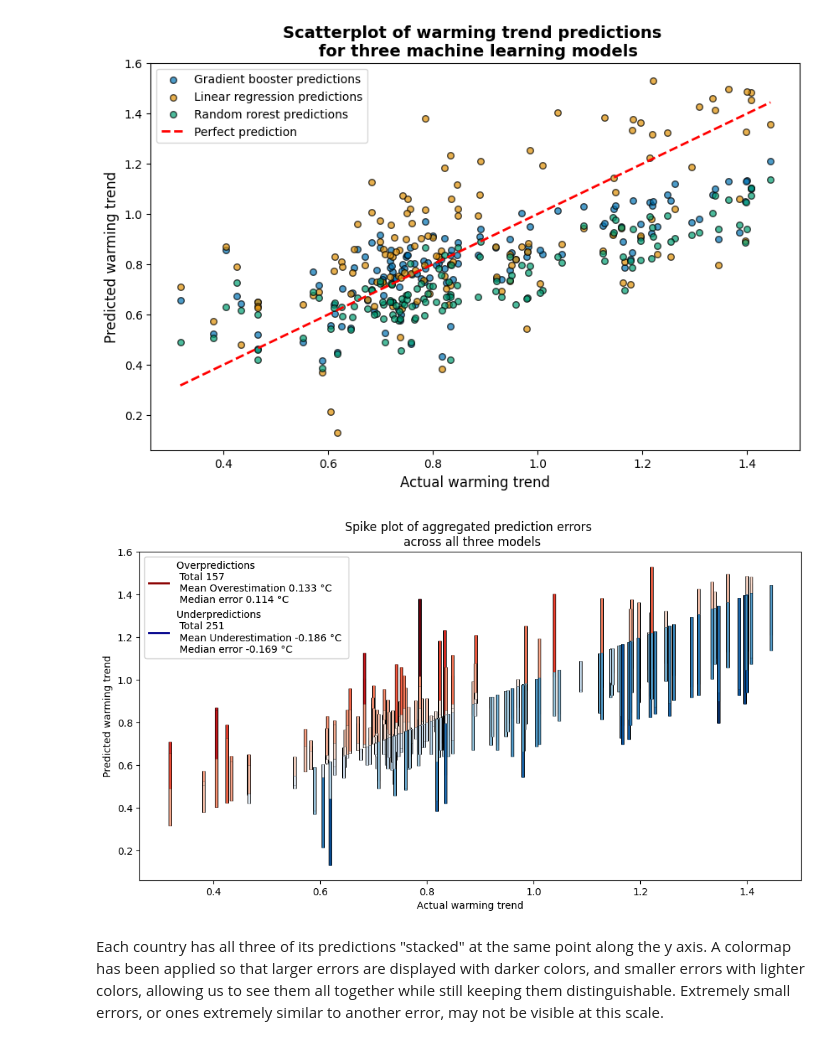
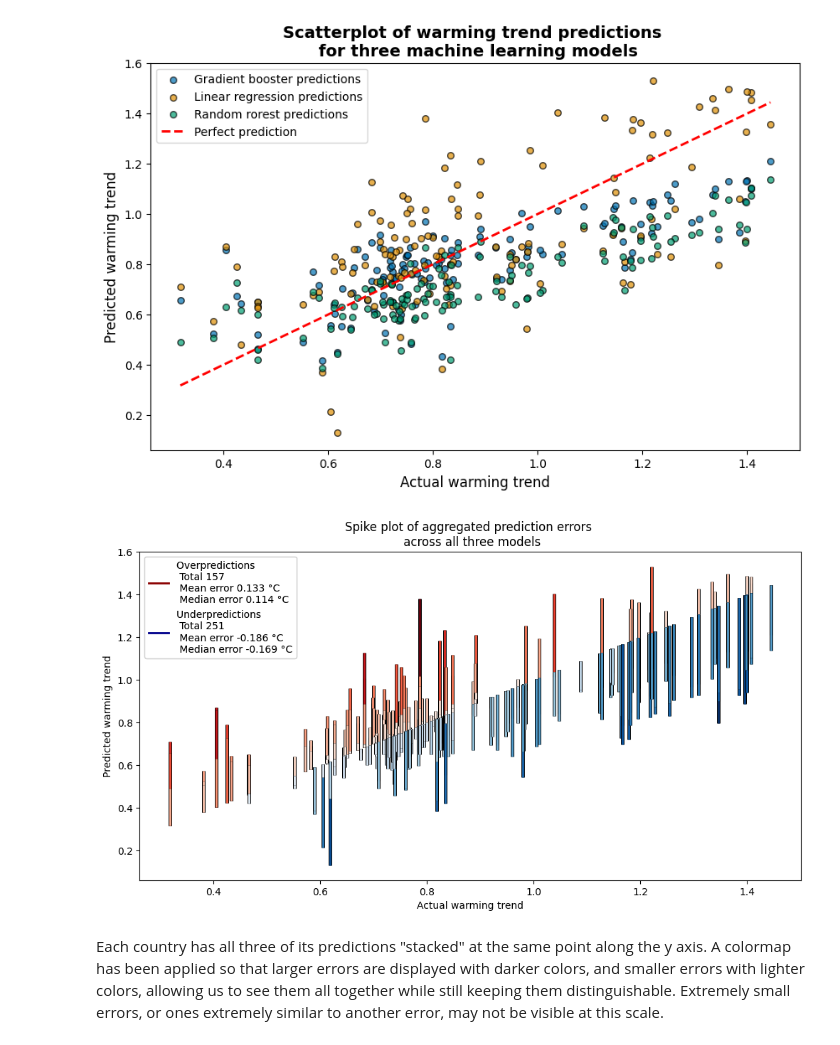
Before and after one commit to matthewcavanaugh96/climate-change-predictions, a Jupyter notebook: Using machine learning to predict climate change.ipynb, the cells around one changed output. Drawn from its saved outputs; the diff is of its cells as text; code cells hidden in the pictures.

Commit message:
Changed labels, markdown, model storage
Changed labels to some visualizations, slightly changed markdown text descriptions, used joblib to save and load models

```diff
--- a/Using machine learning to predict climate change.ipynb
+++ b/Using machine learning to predict climate change.ipynb
@@ -1667,36 +1667,36 @@ for error, actual in zip(prediction_errors, x_actual):
     abs_error = abs(error)
 
     if error > 0:
         color = cm.Reds(norm_over(abs_error))  # Darker red for larger errors
     else:
         color = cm.Blues(norm_under(abs_error))  # Darker blue for larger errors
 
     # Thin black border
     plt.vlines(x=actual, ymin=actual, ymax=predicted, color='black', linewidth=3.5, alpha=1)
 
     # Main spike line with varying shade
     plt.vlines(x=actual, ymin=actual, ymax=predicted, color=color, linewidth=2)
 
 # Create custom legend handles
 red_line = mlines.Line2D([], [], color='darkred', lw=2,
-    label=f'Overpredictions \n Total {num_overpredictions} \n Mean Overestimation {mean_overestimation_error:.3f} °C \n Median error {median_overprediction_error:.3f} °C')
+    label=f'Overpredictions \n Total {num_overpredictions} \n Mean error {mean_overestimation_error:.3f} °C \n Median error {median_overprediction_error:.3f} °C')
 
 blue_line = mlines.Line2D([], [], color='darkblue', lw=2,
-    label=f'Underpredictions \n Total {num_underpredictions} \n Mean Underestimation {mean_underestimation_error:.3f} °C \n Median error {median_underprediction_error:.3f} °C')
+    label=f'Underpredictions \n Total {num_underpredictions} \n Mean error {mean_underestimation_error:.3f} °C \n Median error {median_underprediction_error:.3f} °C')
 
 # Add main legend to the top left
 main_legend = plt.legend(handles=[red_line, blue_line], loc='upper left')
 plt.gca().add_artist(main_legend)  # Ensure main legend stays
 
 # Labels and title
 plt.xlabel('Actual warming trend')
 plt.ylabel('Predicted warming trend')
 plt.title('Spike plot of aggregated prediction errors \n across all three models')
 
 # Show plot
 plt.show()
 # %% [output]
-[figure, old version]
+[figure, new version]
 # %% [markdown]
 Each country has all three of its predictions "stacked" at the same point along the y axis. A colormap has been applied so that larger errors are displayed with darker colors, and smaller errors with lighter colors, allowing us to see them all together while still keeping them distinguishable. Extremely small errors, or ones extremely similar to another error, may not be visible at this scale.
 # %%
```
Also changed, not shown: parts of 7 cells of this notebook, 3 other files.
